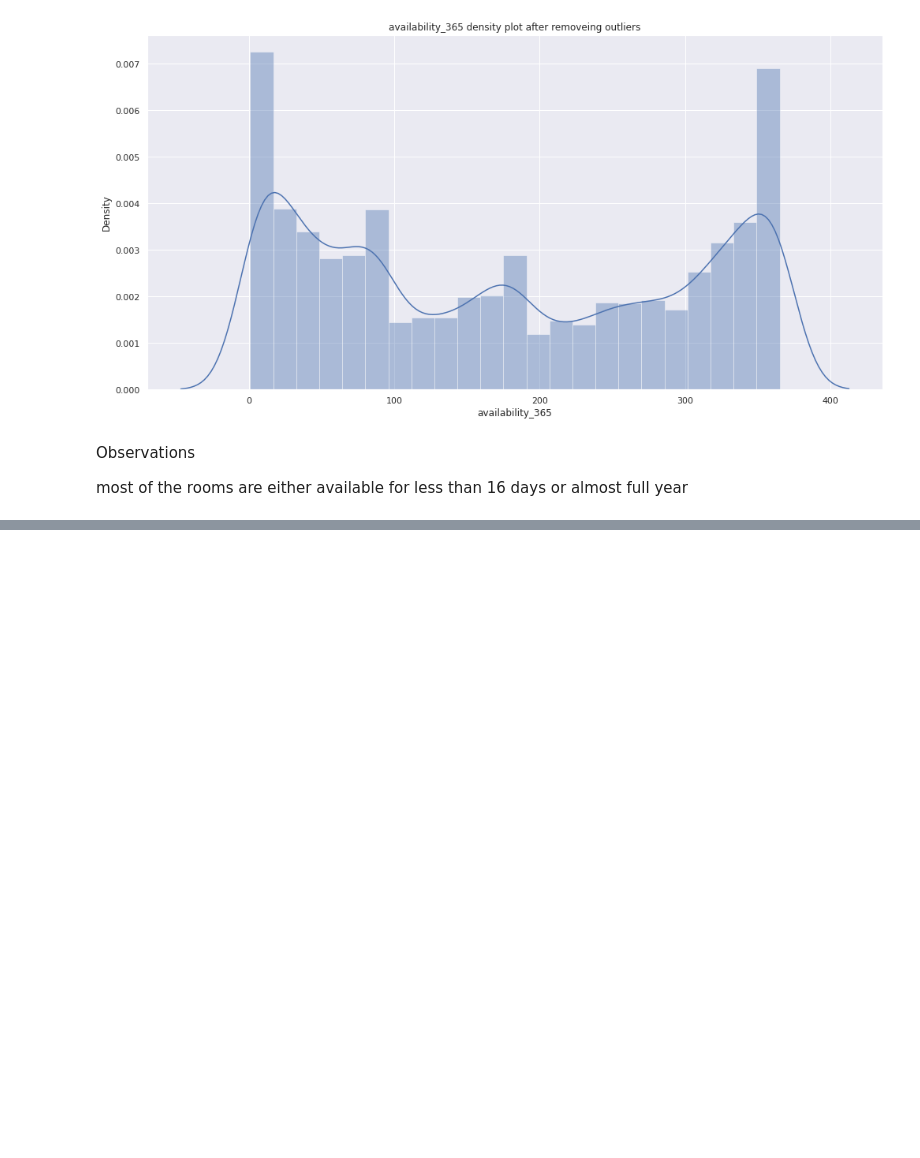
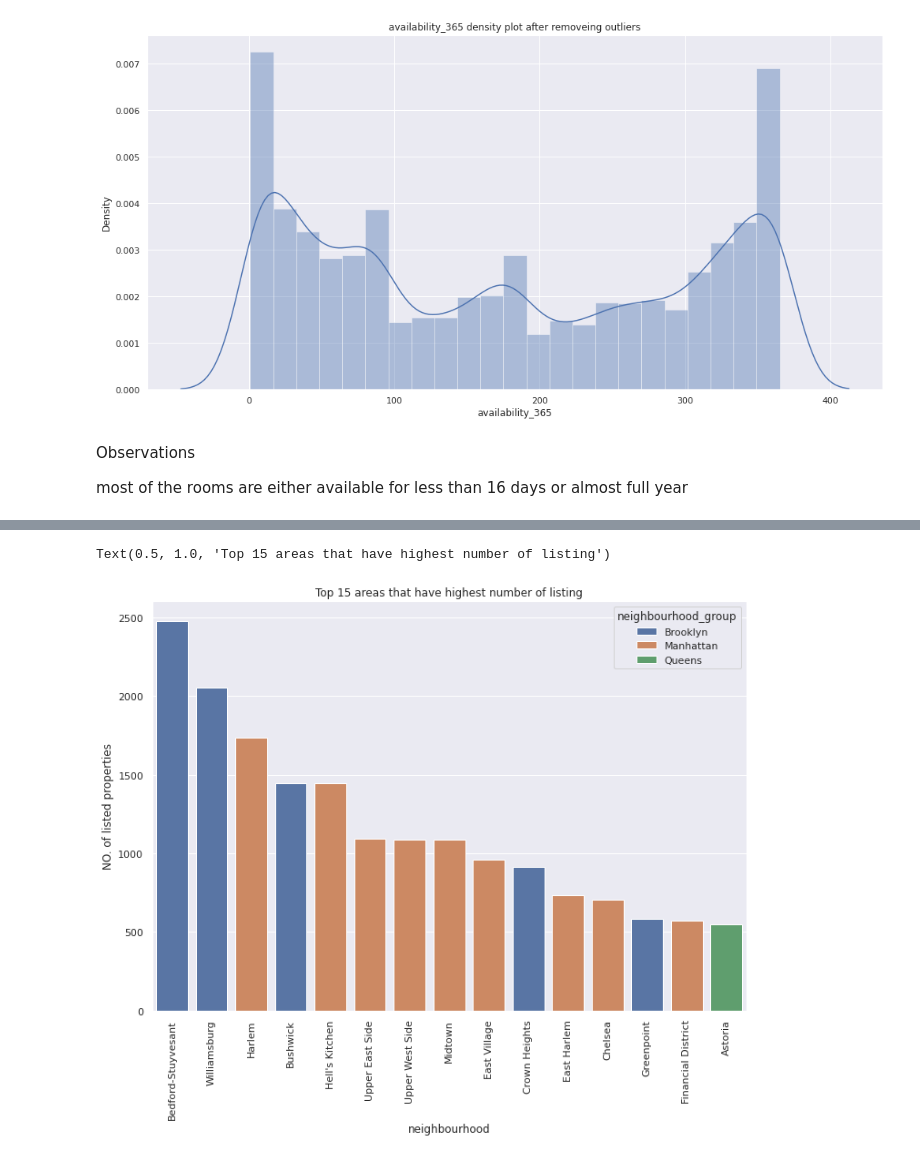
Before and after one commit to pradyumn280899/Airbnb-Bookings-Analysis, a Jupyter notebook: Airbnb_Bookings_Analysis_Capstone_Project.ipynb, the cells around one changed output, grey strips where cells are left out. Cells and saved outputs as stored; diff of their text form; code cells hidden in the pictures; blank space fills up the shorter version.

```diff
--- a/Airbnb_Bookings_Analysis_Capstone_Project.ipynb
+++ b/Airbnb_Bookings_Analysis_Capstone_Project.ipynb
@@ -635,0 +738,9 @@ most of the rooms are either available for less than 16 days or almost full year
+# %%
+#top planning areas
+top_planing_area=df.groupby(['neighbourhood_group']).neighbourhood.value_counts(ascending=True).sort_values(ascending=False).head(15).to_frame('NO. of listed properties').reset_index()
+a=sns.barplot(x='neighbourhood',y='NO. of listed properties',hue='neighbourhood_group',data=top_planing_area,dodge = False)
+plt.xticks(rotation=90)
+a.set_title('Top 15 areas that have highest number of listing')
+# %% [output]
+Text(0.5, 1.0, 'Top 15 areas that have highest number of listing')
+[figure, added]
```
Also changed, not shown: parts of 37 cells of this notebook.
